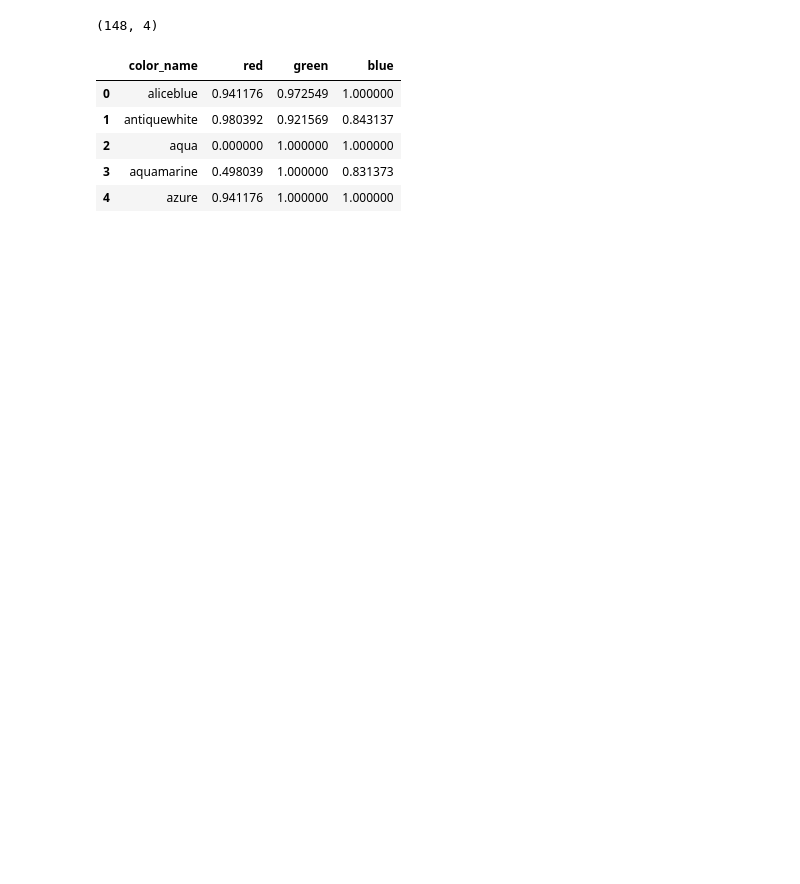
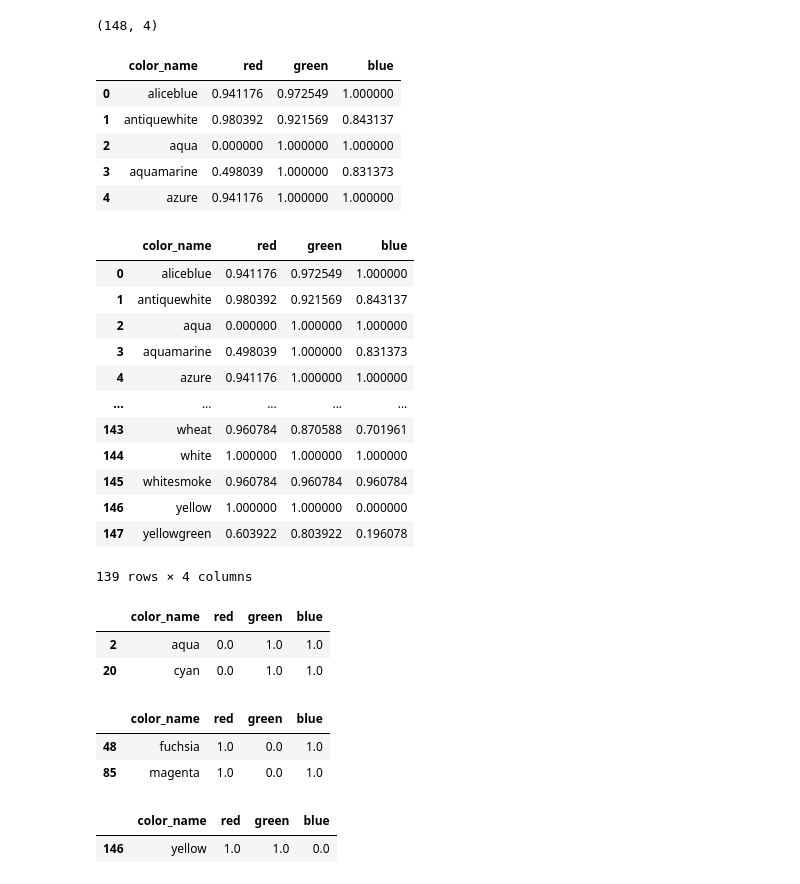
Before and after one commit to jbs-public-function/colorbrains-research, a Jupyter notebook: colorbrains_research/notebooks/apidata.ipynb, the cells around one changed output. Saved outputs shown, nothing was run; the diff lists cells and outputs as text; code cells hidden in the pictures; blank space fills up the shorter version.

```diff
--- a/colorbrains_research/notebooks/apidata.ipynb
+++ b/colorbrains_research/notebooks/apidata.ipynb
@@ -244,3 +254,38 @@ get_apidata.get_namedcolors().head()
 | 2 | aqua | 0.000000 | 1.000000 | 1.000000 |
 | 3 | aquamarine | 0.498039 | 1.000000 | 0.831373 |
 | 4 | azure | 0.941176 | 1.000000 | 1.000000 |
+# %%
+get_apidata.get_namedcolors().drop_duplicates(subset=['red', 'green', 'blue'])
+# %% [output]
+|  | color_name | red | green | blue |
+| 0 | aliceblue | 0.941176 | 0.972549 | 1.000000 |
+| 1 | antiquewhite | 0.980392 | 0.921569 | 0.843137 |
+| 2 | aqua | 0.000000 | 1.000000 | 1.000000 |
+| 3 | aquamarine | 0.498039 | 1.000000 | 0.831373 |
+| 4 | azure | 0.941176 | 1.000000 | 1.000000 |
+| ... | ... | ... | ... | ... |
+| 143 | wheat | 0.960784 | 0.870588 | 0.701961 |
+| 144 | white | 1.000000 | 1.000000 | 1.000000 |
+| 145 | whitesmoke | 0.960784 | 0.960784 | 0.960784 |
+| 146 | yellow | 1.000000 | 1.000000 | 0.000000 |
+| 147 | yellowgreen | 0.603922 | 0.803922 | 0.196078 |
+139 rows × 4 columns
+# %%
+named_df = get_apidata.get_namedcolors()
+r,g,b = 1,1,1
+named_df[(named_df['red'] == 0) & (named_df['green'] == g) & (named_df['blue'] == b)]
+# %% [output]
+|  | color_name | red | green | blue |
+| 2 | aqua | 0.0 | 1.0 | 1.0 |
+| 20 | cyan | 0.0 | 1.0 | 1.0 |
+# %%
+named_df[(named_df['red'] == r) & (named_df['green'] == 0) & (named_df['blue'] == b)]
+# %% [output]
+|  | color_name | red | green | blue |
+| 48 | fuchsia | 1.0 | 0.0 | 1.0 |
+| 85 | magenta | 1.0 | 0.0 | 1.0 |
+# %%
+named_df[(named_df['red'] == r) & (named_df['green'] == g) & (named_df['blue'] == 0)]
+# %% [output]
+|  | color_name | red | green | blue |
+| 146 | yellow | 1.0 | 1.0 | 0.0 |
```
Also changed, not shown: parts of 2 cells of this notebook.
